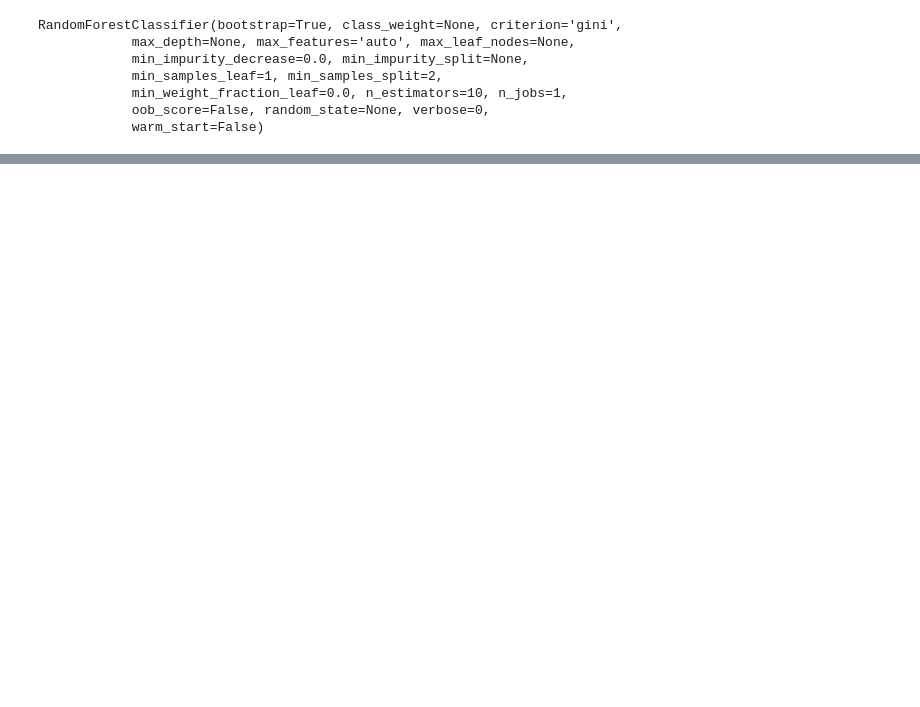
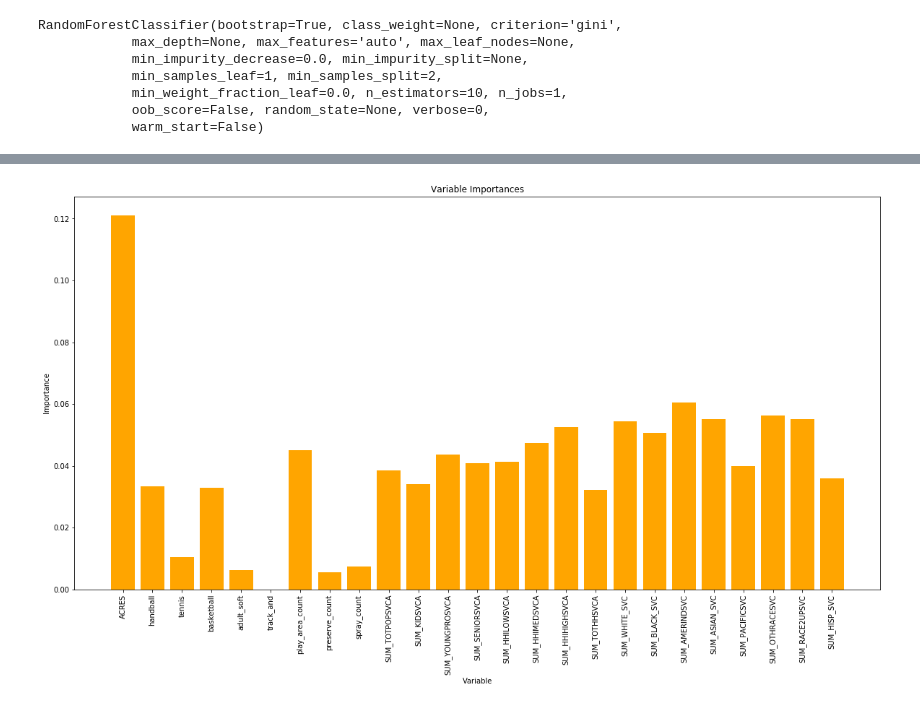
Before and after one commit to edolfi/springboard_datascience, a Jupyter notebook: Capstone/codes/NYC_ParkVisitationPrediction.ipynb, the cells around one changed output, grey strips where cells are left out. Cells and saved outputs as stored; diff of their text form; code cells hidden in the pictures; blank space fills up the shorter version.

```diff
--- a/Capstone/codes/NYC_ParkVisitationPrediction.ipynb
+++ b/Capstone/codes/NYC_ParkVisitationPrediction.ipynb
@@ -167,9 +272,10 @@ grid_search.best_params_
 # %%
-rf = RandomForestRegressor(n_estimators = 100)
+rf = RandomForestClassifier(n_estimators=27)
 # Train the model on training data
 rf.fit(train_X, train_y)
+
 predict_test = rf.predict(test_X)
 
-print "Train Accuracy :: ", rf.score(train_X, train_y)
-print "Test Accuracy  :: ", rf.score(test_X, test_y)
+print "Train Accuracy :: ", accuracy_score(train_y, rf.predict(train_X))
+print "Test Accuracy  :: ", accuracy_score(test_y, predict_test)
 # %% [output]
@@ -219,9 +283,0 @@ grid_search.best_params_
-# %%
-rf = RandomForestClassifier(n_estimators=11)
-# Train the model on training data
-rf.fit(train_X, train_y)
-
-predict_test = rf.predict(test_X)
-
-print "Train Accuracy :: ", accuracy_score(train_y, rf.predict(train_X))
-print "Test Accuracy  :: ", accuracy_score(test_y, predict_test)
@@ -238,0 +292,11 @@ print(sorted(feature_importances, key = lambda x: x[1], reverse=True))
+# %%
+plt.figure(figsize=(20,10))
+x_values = list(range(len(importances)))
+# Make a bar chart
+plt.bar(x_values, importances, orientation = 'vertical', color = 'orange')
+# Tick labels for x axis
+plt.xticks(x_values, feature_list, rotation=90)
+# Axis labels and title
+plt.ylabel('Importance'); plt.xlabel('Variable'); plt.title('Variable Importances');
+# %% [output]
+[figure, added]
```
Also changed, not shown: parts of 34 cells of this notebook, 1 other file.
